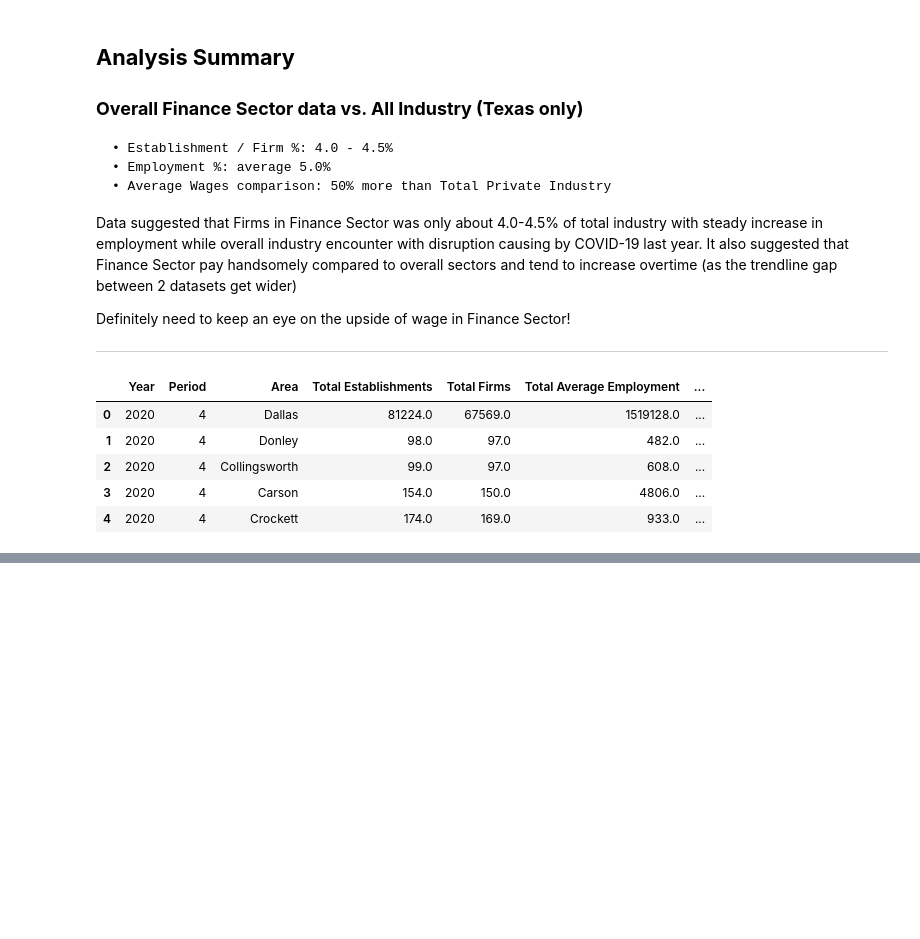
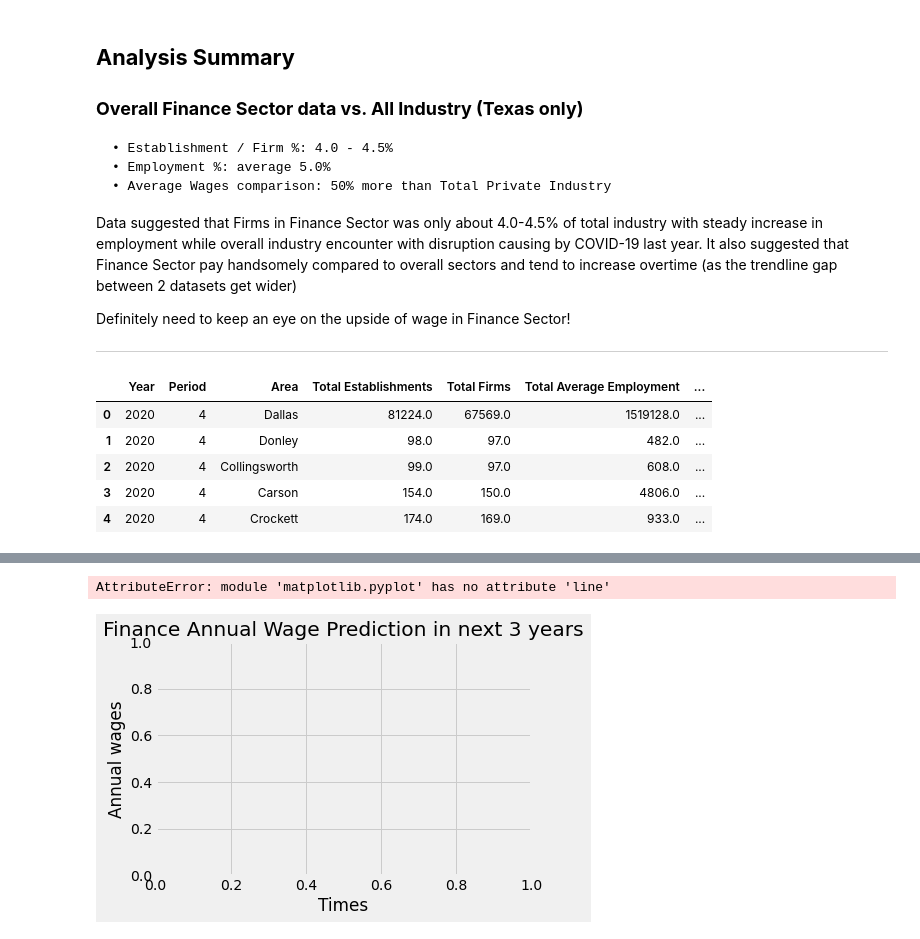
Before and after one commit to JuneB2021/Project1, a Jupyter notebook: Analytics File/unemployment_jb.ipynb, the cells around one changed output, grey strips where cells are left out. Drawn from its saved outputs; the diff is of its cells as text; code cells hidden in the pictures; blank space fills up the shorter version.

```diff
--- a/Analytics File/unemployment_jb.ipynb
+++ b/Analytics File/unemployment_jb.ipynb
@@ -352,0 +375,13 @@ sns.heatmap(corr,
+# %%
+# Plot the line chart with next 3 years prediction
+plt.title('Finance Annual Wage Prediction in next 3 years')
+plt.xlabel('Times')
+plt.ylabel('Annual wages')
+plt.line(x,y,color="blue")
+y_new=[ m*i+c for i in np.append(x,x_new)]
+y_new=np.array(y_new).reshape(-1,1)
+plt.plot(np.append(x,x_new),y_new,color="red")
+plt.show()
+# %% [output]
+AttributeError: module 'matplotlib.pyplot' has no attribute 'line'
+[figure, added]
```
Also changed, not shown: parts of 4 cells of this notebook.
